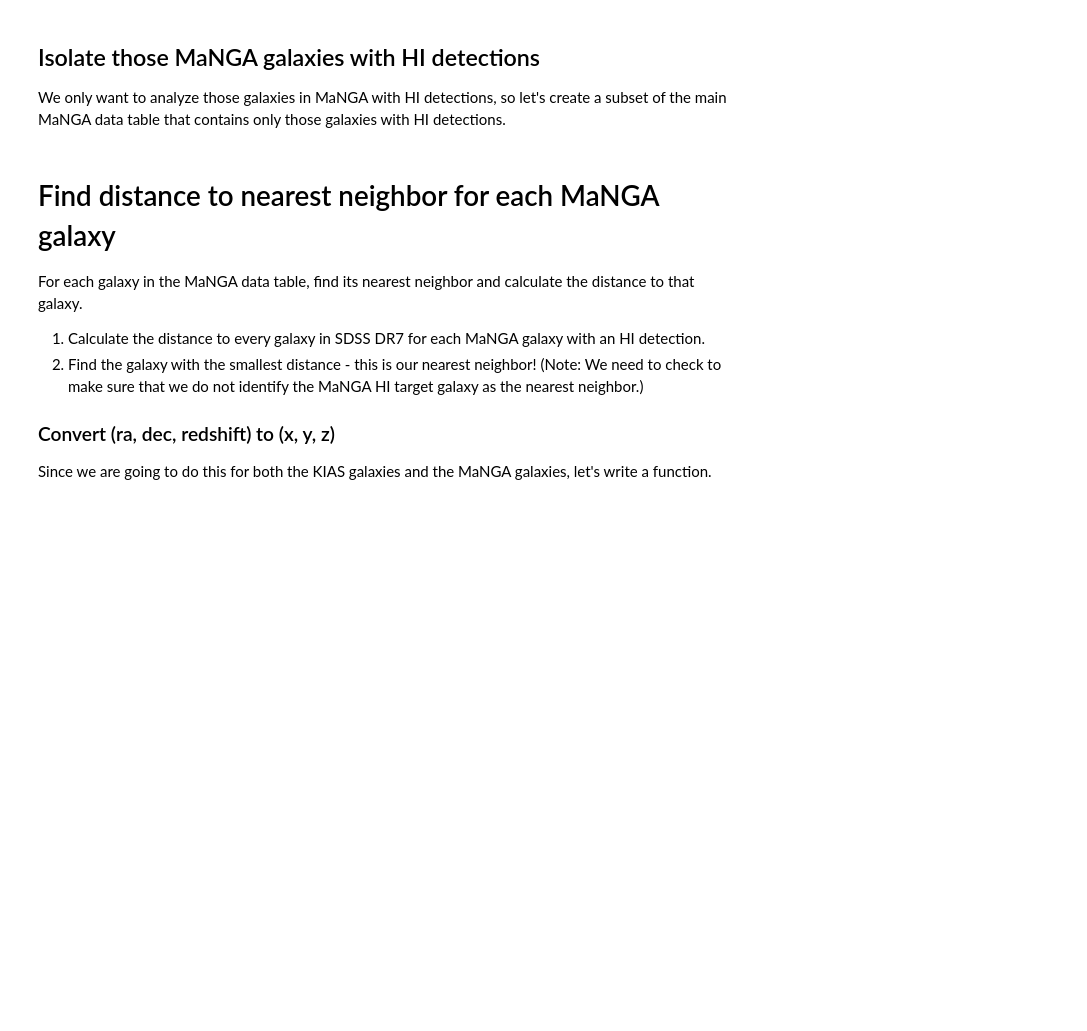
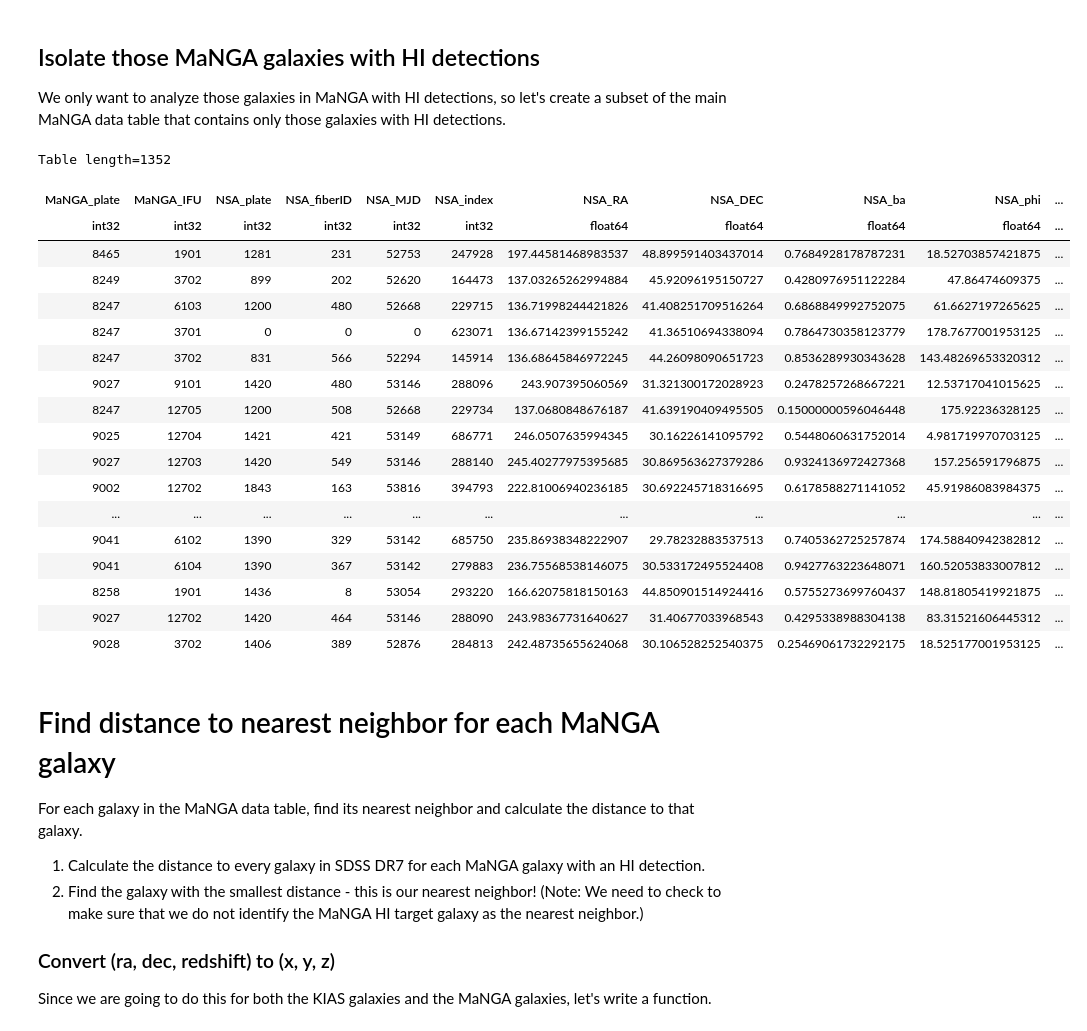
Before and after one commit to usiam/Summer-20_Galactic-Rotation-Curves-And-Dark-Matter, a Jupyter notebook: Nearest_neighbor.ipynb, the cells around one changed output. Drawn from its saved outputs; the diff is of its cells as text; code cells hidden in the pictures; blank space fills up the shorter version.

```diff
--- a/Nearest_neighbor.ipynb
+++ b/Nearest_neighbor.ipynb
@@ -38,8 +56,8 @@ for i in range(len(alfaHI)):
     plate, IFU = galID.split('-')
 
     # Find the corresponding row index for this galaxy in the MaNGA data table
-    plate_boolean = manga['MaNGA_plate'] == plate
-    IFU_boolean = manga['MaNGA_IFU'] == IFU
+    plate_boolean = manga['MaNGA_plate'] == int(plate)
+    IFU_boolean = manga['MaNGA_IFU'] == int(IFU)
     manga_boolean = np.logical_and(plate_boolean, IFU_boolean)
 
     # Add data to MaNGA data table
@@ -55,8 +73,8 @@ for i in range(len(mangaHI)):
     plate, IFU = galID.split('-')
 
     # Find the corresponding row index for this galaxy in the MaNGA data table
-    plate_boolean = manga['MaNGA_plate'] == plate
-    IFU_boolean = manga['MaNGA_IFU'] == IFU
+    plate_boolean = manga['MaNGA_plate'] == int(plate)
+    IFU_boolean = manga['MaNGA_IFU'] == int(IFU)
     manga_boolean = np.logical_and(plate_boolean, IFU_boolean)
 
     # Add data to MaNGA data table
@@ -115,6 +135,28 @@ HI_boolean = np.logical_or.reduce((np.isfinite(manga['WF50']),
                                    np.isfinite(manga['logHI'])))
 
 manga_HI = manga[HI_boolean]
+# %%
+manga_HI
+# %% [output]
+Table length=1352
+| MaNGA_plate | MaNGA_IFU | NSA_plate | NSA_fiberID | NSA_MJD | NSA_index | NSA_RA | NSA_DEC | NSA_ba | NSA_phi | ... |
+| int32 | int32 | int32 | int32 | int32 | int32 | float64 | float64 | float64 | float64 | ... |
+| 8465 | 1901 | 1281 | 231 | 52753 | 247928 | 197.44581468983537 | 48.899591403437014 | 0.7684928178787231 | 18.52703857421875 | ... |
+| 8249 | 3702 | 899 | 202 | 52620 | 164473 | 137.03265262994884 | 45.92096195150727 | 0.4280976951122284 | 47.86474609375 | ... |
+| 8247 | 6103 | 1200 | 480 | 52668 | 229715 | 136.71998244421826 | 41.408251709516264 | 0.6868849992752075 | 61.6627197265625 | ... |
+| 8247 | 3701 | 0 | 0 | 0 | 623071 | 136.67142399155242 | 41.36510694338094 | 0.7864730358123779 | 178.7677001953125 | ... |
+| 8247 | 3702 | 831 | 566 | 52294 | 145914 | 136.68645846972245 | 44.26098090651723 | 0.8536289930343628 | 143.48269653320312 | ... |
+| 9027 | 9101 | 1420 | 480 | 53146 | 288096 | 243.907395060569 | 31.321300172028923 | 0.2478257268667221 | 12.53717041015625 | ... |
+| 8247 | 12705 | 1200 | 508 | 52668 | 229734 | 137.0680848676187 | 41.639190409495505 | 0.15000000596046448 | 175.92236328125 | ... |
+| 9025 | 12704 | 1421 | 421 | 53149 | 686771 | 246.0507635994345 | 30.16226141095792 | 0.5448060631752014 | 4.981719970703125 | ... |
+| 9027 | 12703 | 1420 | 549 | 53146 | 288140 | 245.40277975395685 | 30.869563627379286 | 0.9324136972427368 | 157.256591796875 | ... |
+| 9002 | 12702 | 1843 | 163 | 53816 | 394793 | 222.81006940236185 | 30.692245718316695 | 0.6178588271141052 | 45.91986083984375 | ... |
+| ... | ... | ... | ... | ... | ... | ... | ... | ... | ... | ... |
+| 9041 | 6102 | 1390 | 329 | 53142 | 685750 | 235.86938348222907 | 29.78232883537513 | 0.7405362725257874 | 174.58840942382812 | ... |
+| 9041 | 6104 | 1390 | 367 | 53142 | 279883 | 236.75568538146075 | 30.533172495524408 | 0.9427763223648071 | 160.52053833007812 | ... |
+| 8258 | 1901 | 1436 | 8 | 53054 | 293220 | 166.62075818150163 | 44.850901514924416 | 0.5755273699760437 | 148.81805419921875 | ... |
+| 9027 | 12702 | 1420 | 464 | 53146 | 288090 | 243.98367731640627 | 31.40677033968543 | 0.4295338988304138 | 83.31521606445312 | ... |
+| 9028 | 3702 | 1406 | 389 | 52876 | 284813 | 242.48735655624068 | 30.106528252540375 | 0.25469061732292175 | 18.525177001953125 | ... |
 # %% [markdown]
 # Find distance to nearest neighbor for each MaNGA galaxy
 
```
Also changed, not shown: parts of 11 cells of this notebook, 4 other files.
